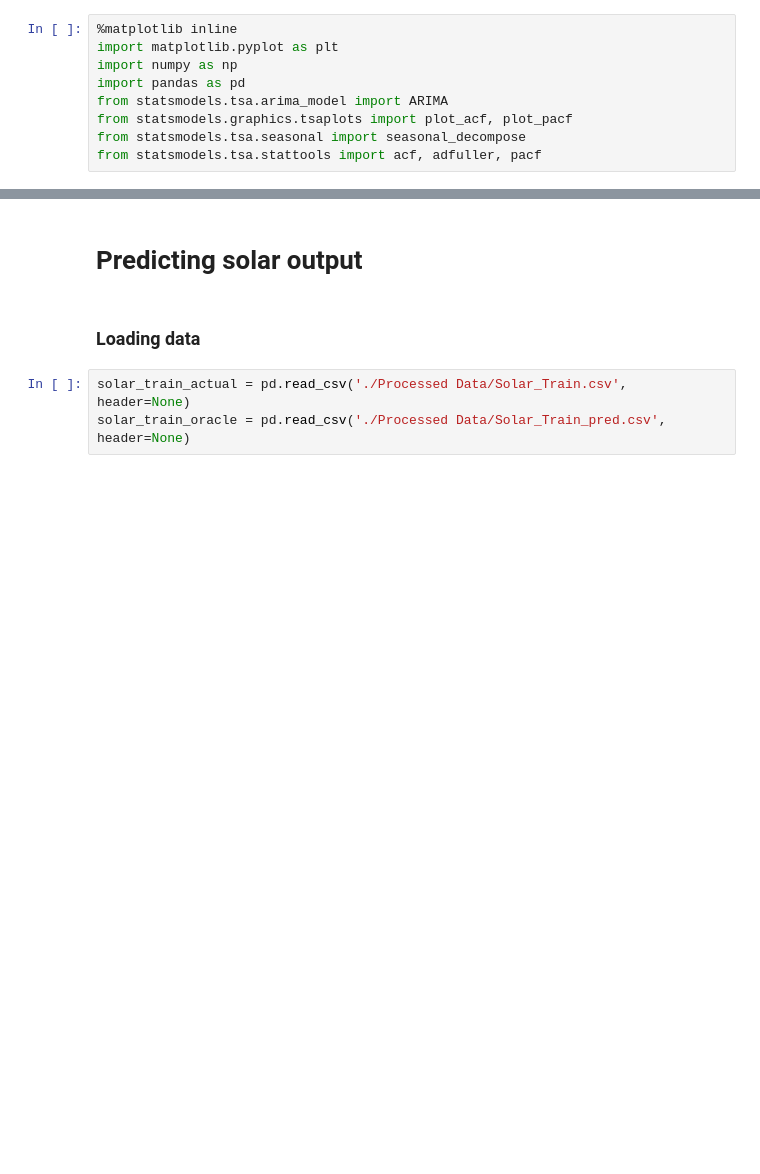
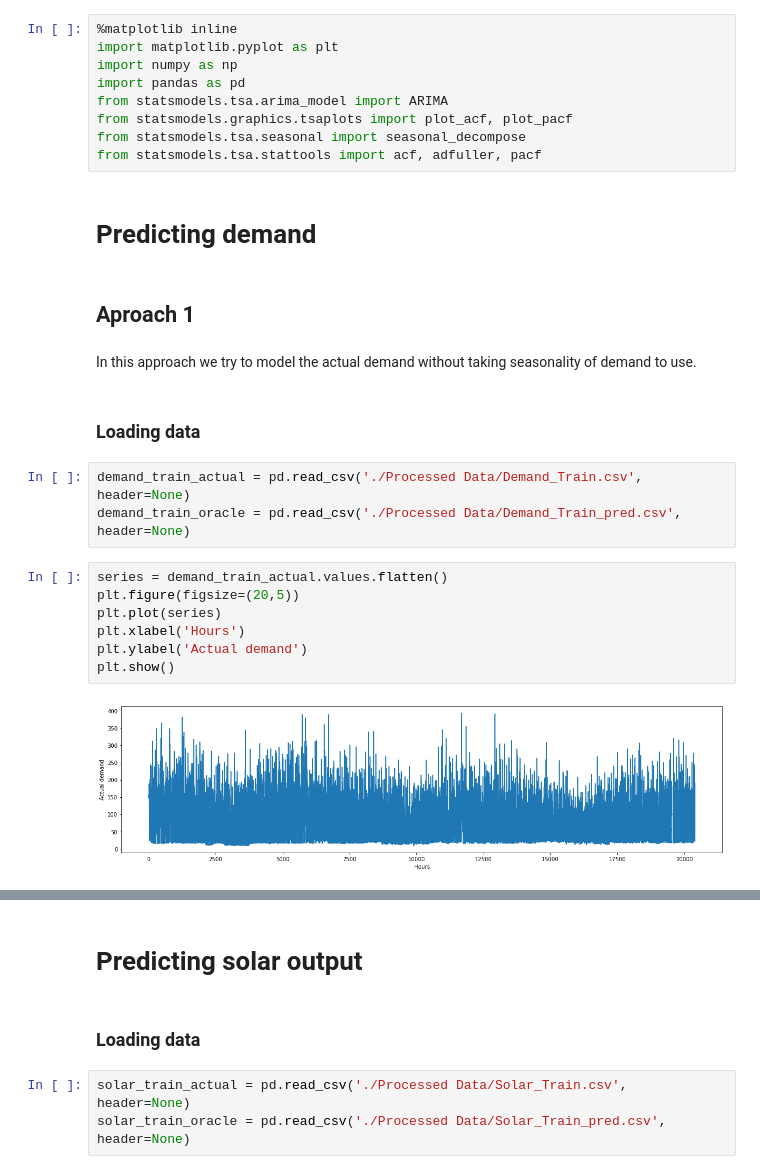
Before and after one commit to abhishek0318/Optimal-Bidding, a Jupyter notebook: Prediction.ipynb, the cells around one changed output, grey strips where cells are left out. Saved outputs shown, nothing was run; the diff lists cells and outputs as text; blank space fills up the shorter version.

Commit message:
Added prediction for demand

```diff
--- a/Prediction.ipynb
+++ b/Prediction.ipynb
@@ -7,3 +7,23 @@ from statsmodels.tsa.arima_model import ARIMA
 from statsmodels.graphics.tsaplots import plot_acf, plot_pacf
 from statsmodels.tsa.seasonal import seasonal_decompose
 from statsmodels.tsa.stattools import acf, adfuller, pacf
+# %% [markdown]
+# Predicting demand
+# %% [markdown]
+## Aproach 1
+# %% [markdown]
+In this approach we try to model the actual demand without taking seasonality of demand to use.
+# %% [markdown]
+### Loading data
+# %%
+demand_train_actual = pd.read_csv('./Processed Data/Demand_Train.csv', header=None)
+demand_train_oracle = pd.read_csv('./Processed Data/Demand_Train_pred.csv', header=None)
+# %%
+series = demand_train_actual.values.flatten()
+plt.figure(figsize=(20,5))
+plt.plot(series)
+plt.xlabel('Hours')
+plt.ylabel('Actual demand')
+plt.show()
+# %% [output]
+[figure, added]
```
Also changed, not shown: parts of 54 cells of this notebook.
